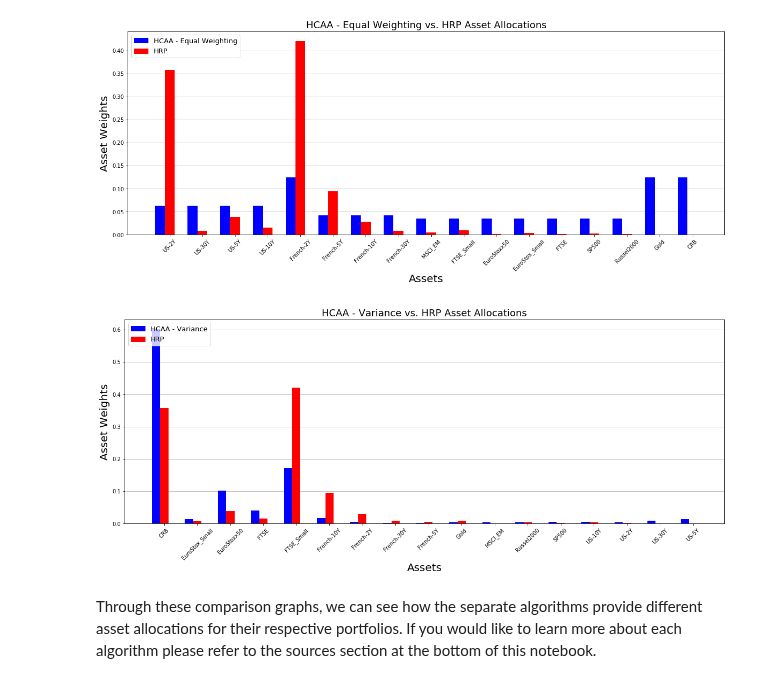
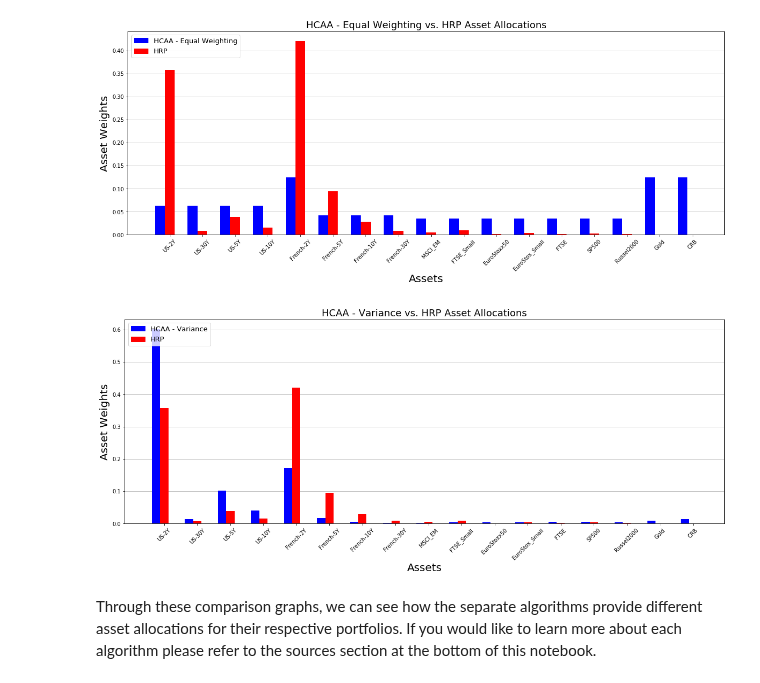
Before and after one commit to tzw101/research, a Jupyter notebook: Portfolio Optimisation Tutorials/HCAA & HRP Comparison/HCAA_HRP_comparison.ipynb, the cells around one changed output. Drawn from its saved outputs; the diff is of its cells as text; code cells hidden in the pictures.

Commit message:
Last graph fixed

```diff
--- a/Portfolio Optimisation Tutorials/HCAA & HRP Comparison/HCAA_HRP_comparison.ipynb
+++ b/Portfolio Optimisation Tutorials/HCAA & HRP Comparison/HCAA_HRP_comparison.ipynb
@@ -237,26 +237,26 @@ plt.show()
 # %%
 # plotting our HCAA (Variance) vs. HRP comparison graph
 x = np.arange(len(hrp_weights.columns))
 bar_width = 0.25
 
 plt.figure(figsize=(20,7))
 plt.bar(x, hcaaMV_weights.values[0], color='blue', width=bar_width, zorder=2)
 plt.bar(x + bar_width, hrp_weights.values[0], color='red', width=bar_width, zorder=2)
 
-plt.xticks(x + bar_width, sorted(hcaaMV.weights), rotation=45, size=10)
+plt.xticks(x + bar_width, hcaaMV.weights, rotation=45, size=10)
 plt.title('HCAA - Variance vs. HRP Asset Allocations', size=18)
 plt.xlabel('Assets', size=20)
 plt.ylabel('Asset Weights', size=20)
 
 blue_patch = mpatches.Patch(color='blue', label='HCAA - Variance')
 red_patch = mpatches.Patch(color='red', label='HRP')
 plt.legend(handles=[blue_patch, red_patch], loc='upper left', prop={'size': 13})
 
 plt.grid(axis='y')
 
 plt.show()
 # %% [output]
-[figure, old version]
+[figure, new version]
 # %% [markdown]
 Through these comparison graphs, we can see how the separate algorithms provide different asset allocations for their respective portfolios. If you would like to learn more about each algorithm please refer to the sources section at the bottom of this notebook.
 # %% [markdown]
```
Also changed, not shown: parts of 1 cell of this notebook.
